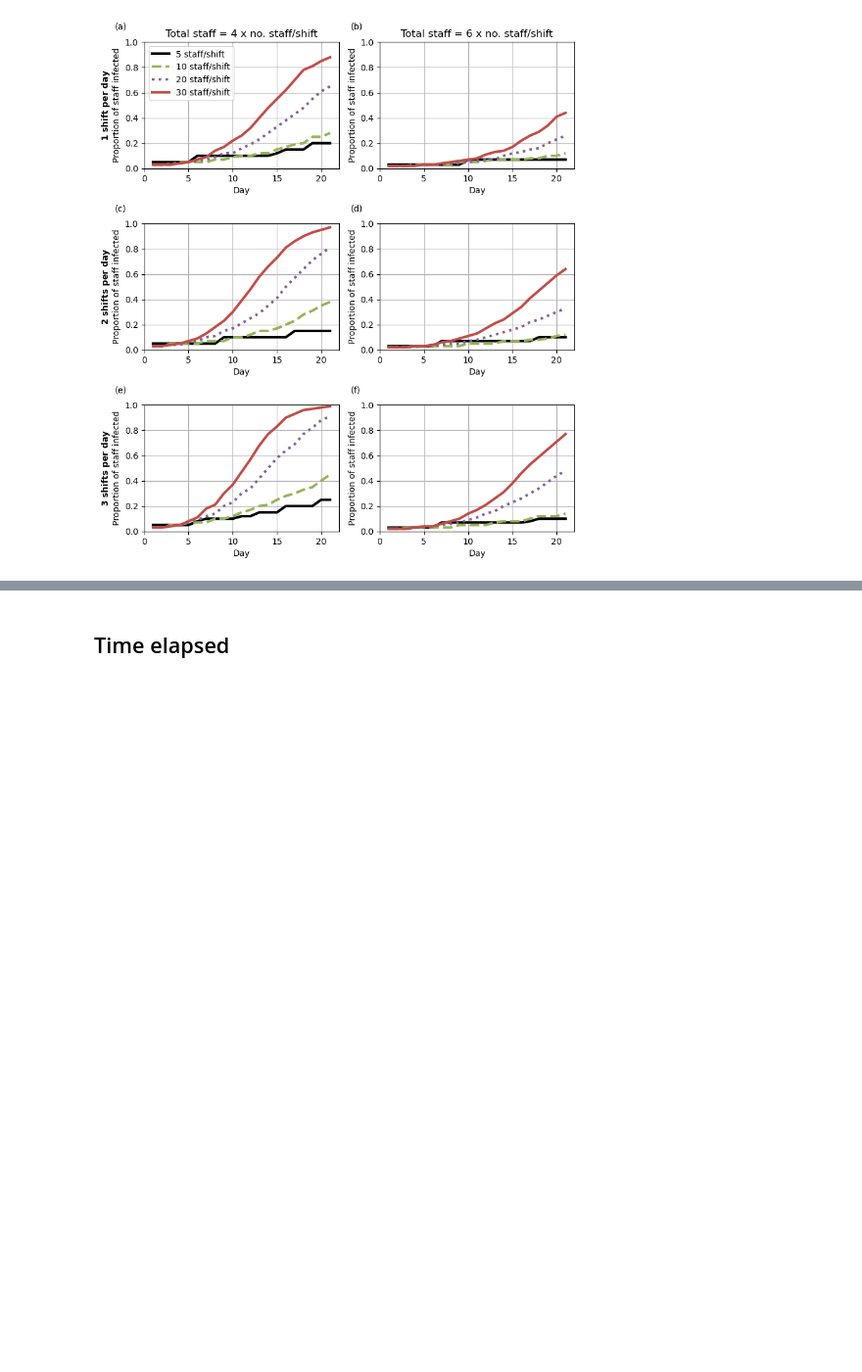
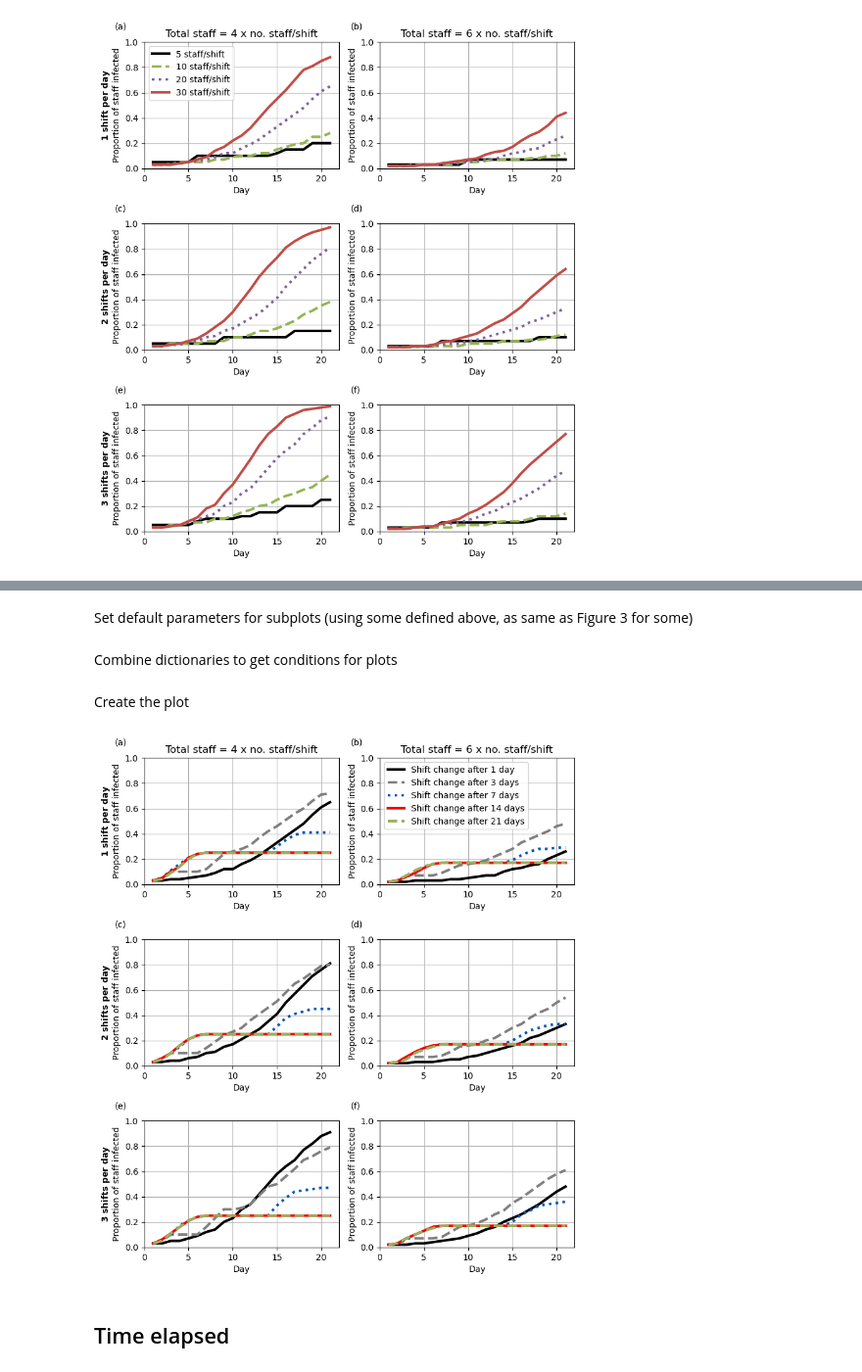
Before and after one commit to pythonhealthdatascience/stars-reproduce-lim-2020, a Jupyter notebook: reproduction/scripts/reproduction.ipynb, the cells around one changed output, grey strips where cells are left out. Shown: that part at 98% size. Saved outputs shown, nothing was run; the diff lists cells and outputs as text; code cells hidden in the pictures; blank space fills up the shorter version.

Commit message:
feat(reproduction): reproduced figure 4

```diff
--- a/reproduction/scripts/reproduction.ipynb
+++ b/reproduction/scripts/reproduction.ipynb
@@ -46,6 +46,7 @@ class Paths:
     tab6 = 'supp_tab6_reformat.csv'
     fig2 = 'fig2.png'
     fig3 = 'fig3.png'
+    fig4 = 'fig4.png'
 
 paths = Paths()
 # %% [markdown]
@@ -525,3 +569,55 @@ plt.show()
+# %% [markdown]
+Set default parameters for subplots (using some defined above, as same as Figure 3 for some)
+# %%
+all_fig4 = {
+    'staff_per_shift': 20,
+    'df': model_base15
+}
+# %% [markdown]
+Combine dictionaries to get conditions for plots
+# %%
+fig4a = [{**all_fig4, **all_fig34a, **x} for x in fig4_lines]
+fig4b = [{**all_fig4, **all_fig34b, **x} for x in fig4_lines]
+fig4c = [{**all_fig4, **all_fig34c, **x} for x in fig4_lines]
+fig4d = [{**all_fig4, **all_fig34d, **x} for x in fig4_lines]
+fig4e = [{**all_fig4, **all_fig34e, **x} for x in fig4_lines]
+fig4f = [{**all_fig4, **all_fig34f, **x} for x in fig4_lines]
+# %% [markdown]
+Create the plot
+# %%
+# Set up number of subplots and figure size
+fig, ax = plt.subplots(3, 2, figsize=(8, 9))
+
+plot_fig(fig4a, ax[0,0], letter='(a)',
+         title='Total staff = 4 x no. staff/shift',
+         ylabel='$\\bf{1\ shift\ per\ day}$\nProportion of staff infected',
+         legend=False)
+
+plot_fig(fig4b, ax[0,1], letter='(b)',
+         title='Total staff = 6 x no. staff/shift', legend=True)
+
+plot_fig(fig4c, ax[1,0], letter='(c)', title='',
+         ylabel='$\\bf{2\ shifts\ per\ day}$\nProportion of staff infected',
+         legend=False)
+
+plot_fig(fig4d, ax[1,1], letter='(d)', title='', legend=False)
+
+plot_fig(fig4e, ax[2,0], letter='(e)', title='',
+         ylabel='$\\bf{3\ shifts\ per\ day}$\nProportion of staff infected',
+         legend=False)
+
+plot_fig(fig4f, ax[2,1], letter='(f)', title='', legend=False)
+
+# Prevent overlap between subplots
+fig.tight_layout()
+
+# Save the figure
+plt.savefig(os.path.join(paths.outputs, paths.fig4))
+
+# Display the figure
+plt.show()
+# %% [output]
+[figure, added]
 # %% [markdown]
 ## Time elapsed
 # %%
```
Also changed, not shown: parts of 5 cells of this notebook, 1 other file.
